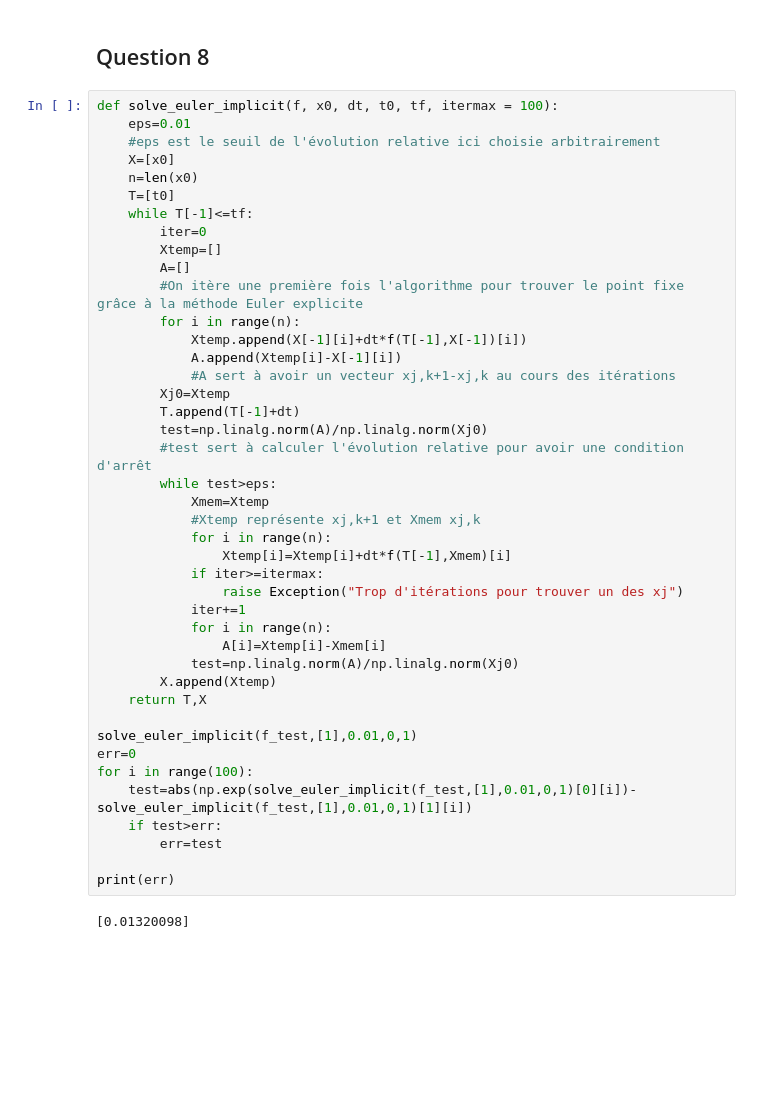
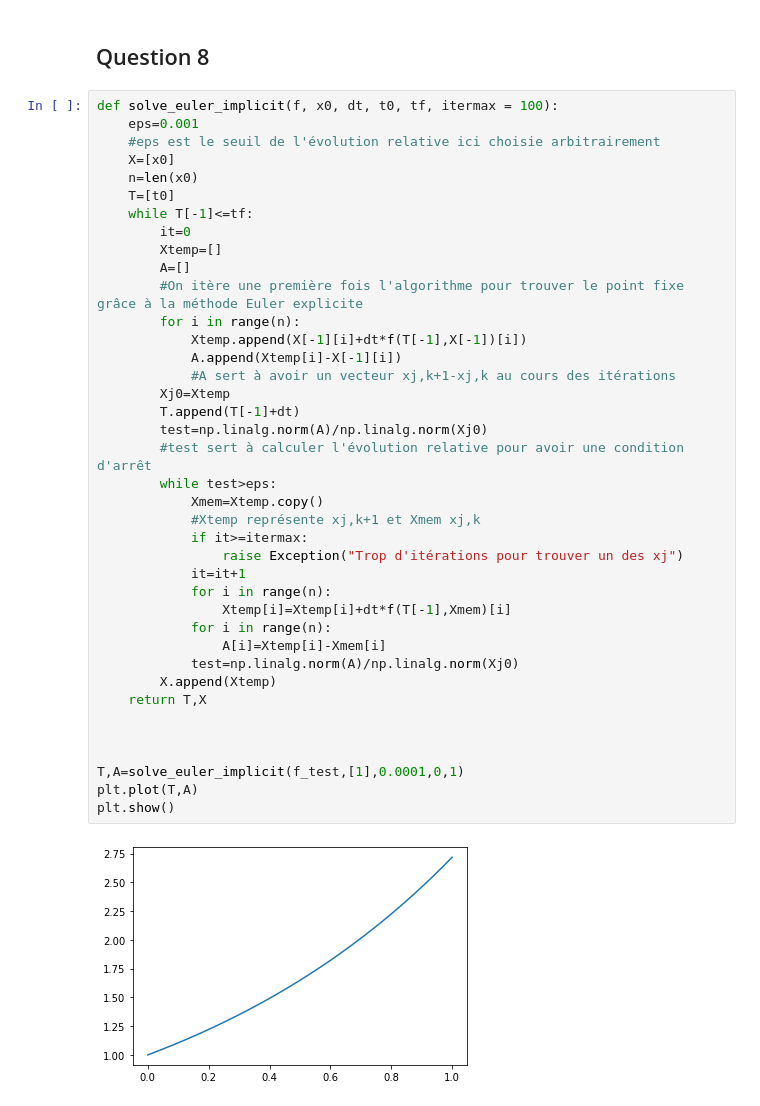
Before and after one commit to Loris0/projetnumerique2, a Jupyter notebook: Projet_num_2.ipynb, the cells around one changed output. Drawn from its saved outputs; the diff is of its cells as text; blank space fills up the shorter version.

```diff
--- a/Projet_num_2.ipynb
+++ b/Projet_num_2.ipynb
@@ -208,45 +220,42 @@ Après un temps long on observe que $x$ tend vers $(0,0)$. Cependant cette repr
 ## Question 8
 # %%
 def solve_euler_implicit(f, x0, dt, t0, tf, itermax = 100):
-    eps=0.01
+    eps=0.001
     #eps est le seuil de l'évolution relative ici choisie arbitrairement
     X=[x0]
     n=len(x0)
     T=[t0]
     while T[-1]<=tf:
-        iter=0
+        it=0
         Xtemp=[]
         A=[]
         #On itère une première fois l'algorithme pour trouver le point fixe grâce à la méthode Euler explicite
         for i in range(n):
             Xtemp.append(X[-1][i]+dt*f(T[-1],X[-1])[i])
             A.append(Xtemp[i]-X[-1][i])
             #A sert à avoir un vecteur xj,k+1-xj,k au cours des itérations
         Xj0=Xtemp
         T.append(T[-1]+dt)
         test=np.linalg.norm(A)/np.linalg.norm(Xj0)
         #test sert à calculer l'évolution relative pour avoir une condition d'arrêt
         while test>eps:
-            Xmem=Xtemp
+            Xmem=Xtemp.copy()
             #Xtemp représente xj,k+1 et Xmem xj,k
+            if it>=itermax:
+                raise Exception("Trop d'itérations pour trouver un des xj")
+            it=it+1
             for i in range(n):
                 Xtemp[i]=Xtemp[i]+dt*f(T[-1],Xmem)[i]
-            if iter>=itermax:
-                raise Exception("Trop d'itérations pour trouver un des xj")
-            iter+=1
             for i in range(n):
                 A[i]=Xtemp[i]-Xmem[i]
             test=np.linalg.norm(A)/np.linalg.norm(Xj0)
         X.append(Xtemp)
     return T,X
 
-solve_euler_implicit(f_test,[1],0.01,0,1)
-err=0
-for i in range(100):
-    test=abs(np.exp(solve_euler_implicit(f_test,[1],0.01,0,1)[0][i])-solve_euler_implicit(f_test,[1],0.01,0,1)[1][i])
-    if test>err:
-        err=test
 
-print(err)
+
+T,A=solve_euler_implicit(f_test,[1],0.0001,0,1)
+plt.plot(T,A)
+plt.show()
 # %% [output]
-[0.01320098]
+[figure, added]
```
Also changed, not shown: parts of 8 cells of this notebook.
